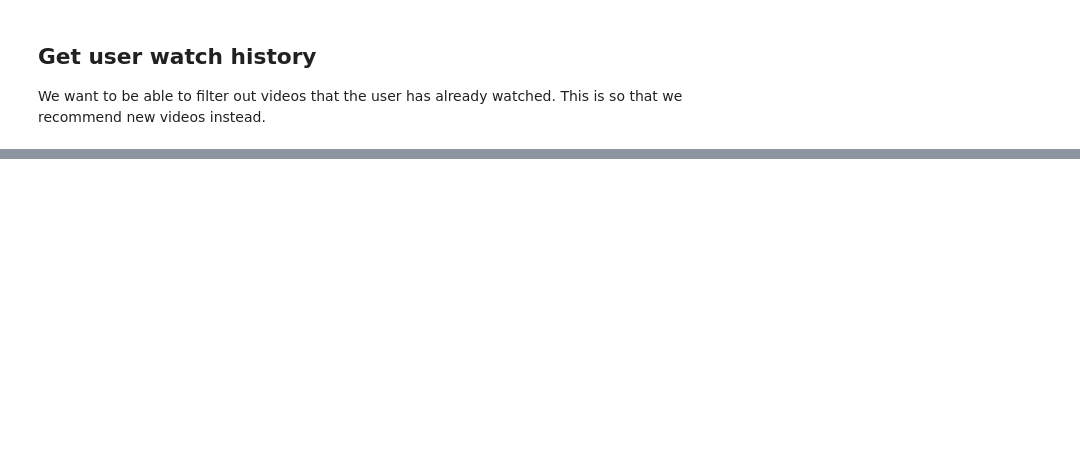
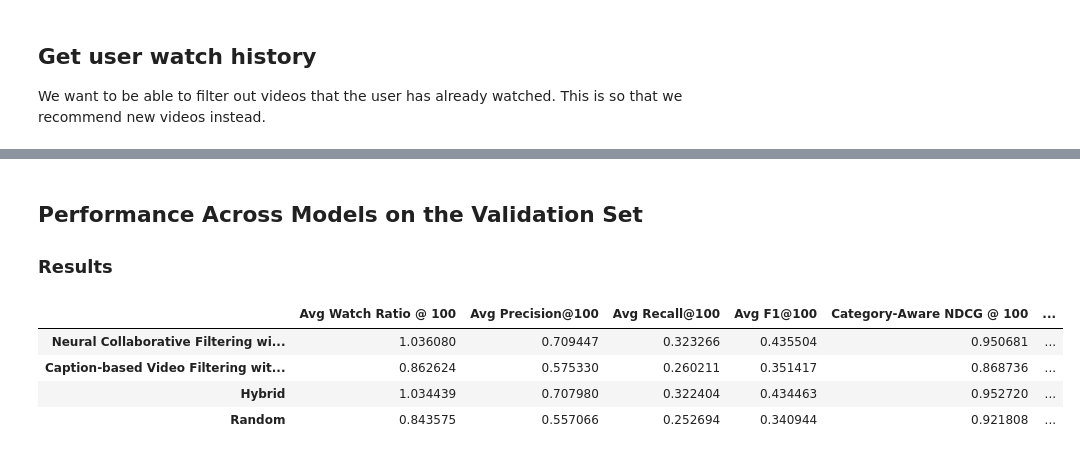
Before and after one commit to jiaawe/kuaishou-recommender, a Jupyter notebook: step8_evaluation.ipynb, the cells around one changed output, grey strips where cells are left out. Drawn from its saved outputs; the diff is of its cells as text; code cells hidden in the pictures; blank space fills up the shorter version.

```diff
--- a/step8_evaluation.ipynb
+++ b/step8_evaluation.ipynb
@@ -299,0 +188,42 @@ metrics_ncf_per_cluster = eval_fns.get_all_metrics(k, ground_truth, recommendati
+# %%
+# For Validation
+reco_grp_caption_for_val = recommendations_caption_for_val.groupby('user_id')
+reco_grp_ncf_for_val = recommendations_ncf_for_val.groupby('user_id')
+reco_grp_hybrid_for_val = recommendations_hybrid_for_val.groupby('user_id')
+reco_grp_random_for_val = recommendations_random_for_val.groupby('user_id')
+
+ground_truth_grp_for_val = ground_truth_val.groupby('user_id')
+
+# For Test
+reco_grp_caption_for_test = recommendations_caption_for_test.groupby('user_id')
+reco_grp_ncf_for_test = recommendations_ncf_for_test.groupby('user_id')
+reco_grp_hybrid_for_test = recommendations_hybrid_for_test.groupby('user_id')
+reco_grp_random_for_test = recommendations_random_for_test.groupby('user_id')
+
+reco_grp_ncf_for_test_without_clustering = recommendations_ncf_for_test_without_clustering.groupby('user_id')
+
+ground_truth_grp_for_test = ground_truth_test.groupby('user_id')
+# %% [markdown]
+## Performance Across Models on the Validation Set
+### Results
+# %%
+metrics_df_caption_for_val = eval_fns.get_all_metrics(k, ground_truth_grp_for_val, reco_grp_caption_for_val, video_data, threshold, by_cluster = False)
+metrics_df_ncf_for_val = eval_fns.get_all_metrics(k, ground_truth_grp_for_val, reco_grp_ncf_for_val, video_data, threshold, by_cluster = False)
+metrics_df_hybrid_for_val = eval_fns.get_all_metrics(k, ground_truth_grp_for_val, reco_grp_hybrid_for_val, video_data, threshold, by_cluster = False)
+metrics_df_random_for_val = eval_fns.get_all_metrics(k, ground_truth_grp_for_val, reco_grp_random_for_val, video_data, threshold, by_cluster = False)
+# %%
+# Concatenate the metrics dataframes
+metrics_for_val_combined = pd.concat([metrics_df_ncf_for_val, metrics_df_caption_for_val, metrics_df_hybrid_for_val, metrics_df_random_for_val], axis=0)
+
+# Add model names
+metrics_for_val_combined.index = ['Neural Collaborative Filtering with Time Decay', 'Caption-based Video Filtering with Time Decay', 'Hybrid', 'Random']
+
+metrics_for_val_combined.drop(columns=['cluster'], inplace=True)
+
+metrics_for_val_combined
+# %% [output]
+|  | Avg Watch Ratio @ 100 | Avg Precision@100 | Avg Recall@100 | Avg F1@100 | Category-Aware NDCG @ 100 | ... |
+| Neural Collaborative Filtering wi... | 1.036080 | 0.709447 | 0.323266 | 0.435504 | 0.950681 | ... |
+| Caption-based Video Filtering wit... | 0.862624 | 0.575330 | 0.260211 | 0.351417 | 0.868736 | ... |
+| Hybrid | 1.034439 | 0.707980 | 0.322404 | 0.434463 | 0.952720 | ... |
+| Random | 0.843575 | 0.557066 | 0.252694 | 0.340944 | 0.921808 | ... |
```
Also changed, not shown: parts of 63 cells of this notebook.
